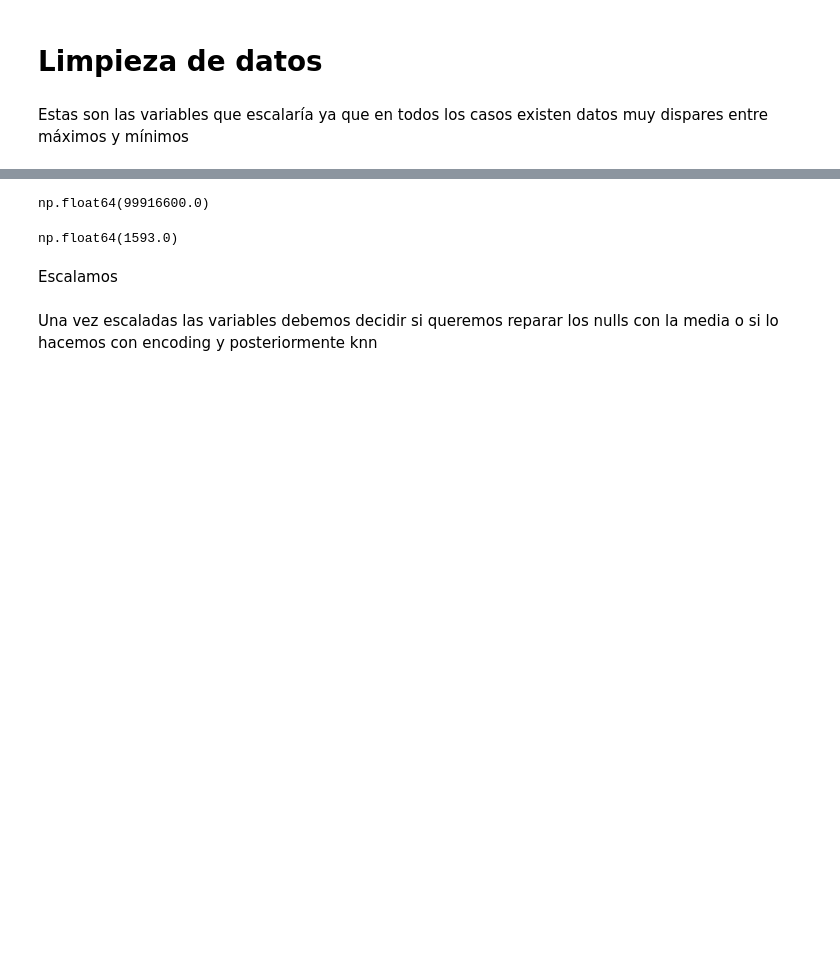
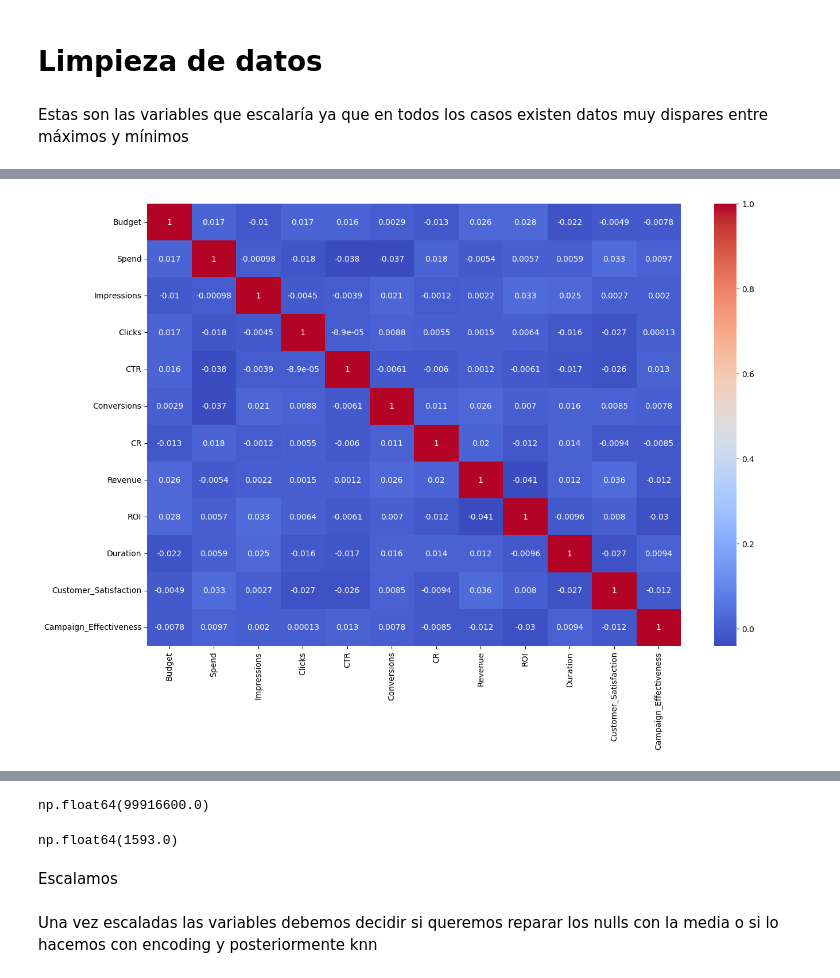
Before and after one commit to Germandcont/Data_Analysis_Project, a Jupyter notebook: Notebooks/Notebook.ipynb, the cells around one changed output, grey strips where cells are left out. Cells and saved outputs as stored; diff of their text form; code cells hidden in the pictures; blank space fills up the shorter version.

```diff
--- a/Notebooks/Notebook.ipynb
+++ b/Notebooks/Notebook.ipynb
@@ -196,0 +167,10 @@ AttributeError: 'numpy.ndarray' object has no attribute 'hist'
+# %%
+#sns spearman con las variables numericas y aproximamos quitar las que no tengan correlacion
+correlation = df.corr(method="spearman",numeric_only=True)
+plt.figure(figsize=(15,10))
+sns.heatmap(correlation, annot=True, cmap="coolwarm")
+plt.show()
+
+#Es muy raro que no haya correlacion entre las variables.
+# %% [output]
+[figure, added]
```
Also changed, not shown: parts of 6 cells of this notebook.
